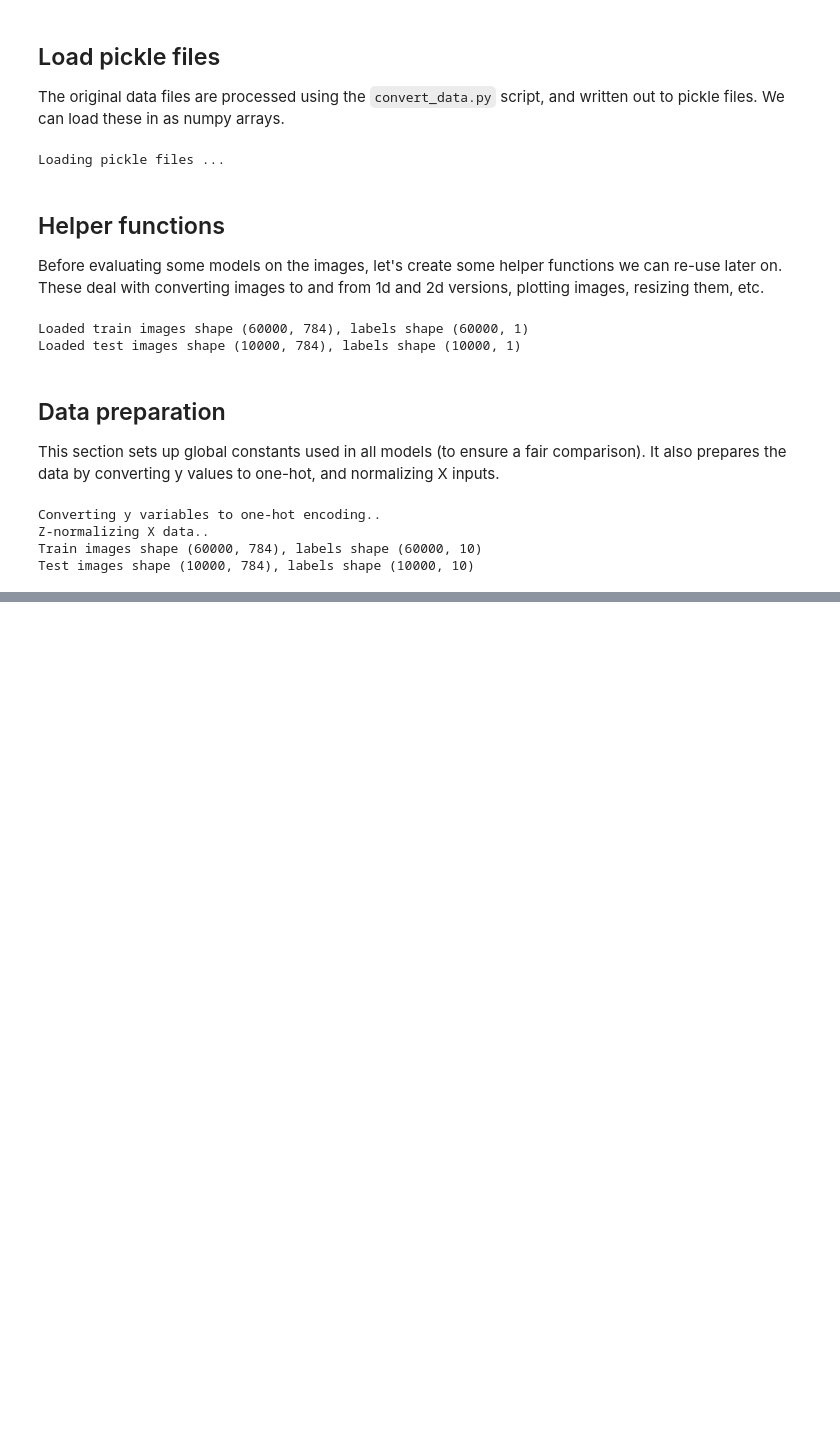
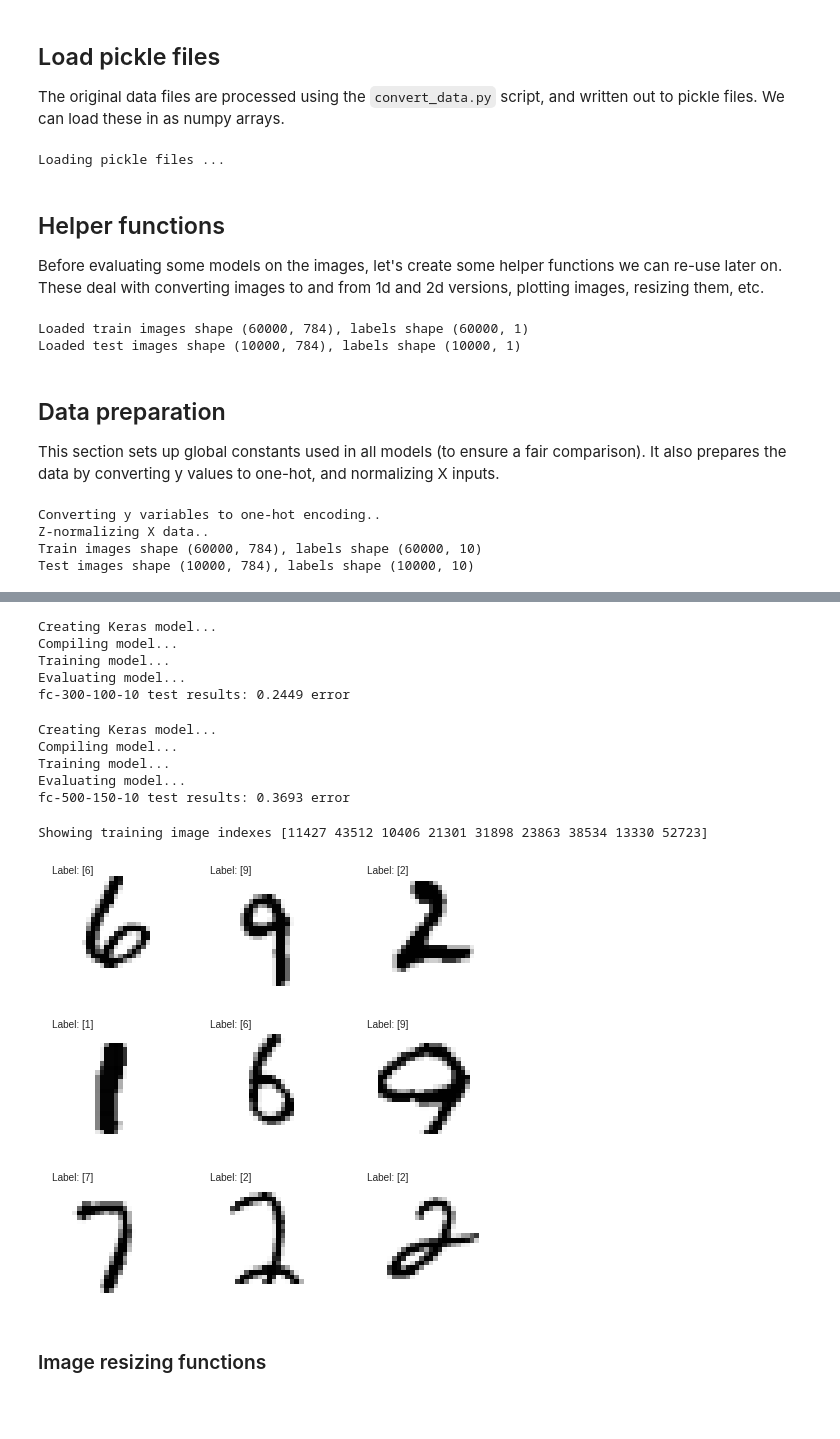
Before and after one commit to timgasser/keras-mnist, a Jupyter notebook: notebooks/neural_net_models.ipynb, the cells around one changed output, grey strips where cells are left out. Cells and saved outputs as stored; diff of their text form; code cells hidden in the pictures; blank space fills up the shorter version.

Commit message:
Created a Keras helper class. 2-hidden layer nets still ~30% accuracy

```diff
--- a/notebooks/neural_net_models.ipynb
+++ b/notebooks/neural_net_models.ipynb
@@ -63,13 +63,14 @@ def flatten_images(X):
     X_flat = X.reshape((n, w * h))
     return X_flat
 
-def square_images(X, w, h):
+def square_images(X, w=None, h=None):
     '''Converts single-vector images into square images
     INPUT: X - numpy array of images in single-vector form
            w - width of images to convert to
            h - height of images to convert to
     RETURNS: Numpy array of shape [n, w, h]
     '''
+
     assert X.shape[1] == w * h, "Error - Can't square array of shape {} to {}".format(X.shape, (w, h))
     n = X.shape[0]
     X_square = X.reshape((n, w, h))
@@ -394,31 +304,88 @@ Test set training error 0.9022, test error 0.0259
+# %%
+# FC 300-100-10
+print('Creating Keras model...')
+model_a = KerasFCModel(model_name='fc-300-100-10', model_type=Sequential(),
+                       input_dim=784, layers=(300, 100, 10),
+                       activation='sigmoid', output_activation='softmax',
+                       verbose=0)
+
+print('Compiling model...')
+model_a.compile(loss='categorical_crossentropy',
+              optimizer=SGD(lr=0.1, decay=1e-6, momentum=0.9, nesterov=True),
+              metrics=['error'])
+
+print('Training model...')
+model_a.fit(X_train, y_train, nb_epoch=NB_EPOCH, batch_size=BATCH)
+
+print('Evaluating model...')
+model_a.evaluate(X_test, y_test, batch_size=BATCH)
+
+print('\n{} test results: {:.4f} error'.format(model_a.model_name, model_a.report()['results']['error']))
+# %% [output]
+Creating Keras model...
+Compiling model...
+Training model...
+Evaluating model...
+fc-300-100-10 test results: 0.2449 error
+# %%
+# FC 500-150-10
+print('Creating Keras model...')
+model_a = KerasFCModel(model_name='fc-500-150-10', model_type=Sequential(),
+                       input_dim=784, layers=(500, 150, 10),
+                       activation='sigmoid', output_activation='softmax',
+                       verbose=0)
+
+print('Compiling model...')
+model_a.compile(loss='categorical_crossentropy',
+              optimizer=SGD(lr=0.1, decay=1e-6, momentum=0.9, nesterov=True),
+              metrics=['error'])
+
+print('Training model...')
+model_a.fit(X_train, y_train, nb_epoch=NB_EPOCH, batch_size=BATCH)
+
+print('Evaluating model...')
+model_a.evaluate(X_test, y_test, batch_size=BATCH)
+
+print('\n{} test results: {:.4f} error'.format(model_a.model_name, model_a.report()['results']['error']))
+# %% [output]
+Creating Keras model...
+Compiling model...
+Training model...
+Evaluating model...
+fc-500-150-10 test results: 0.3693 error
 # %%
 # Check a few training values at random as a sanity check
 def show_label_images(X, y, images=None):
     '''Shows random images in a grid
     INPUT: X - image data
            y - class label
            images - indexes of images to show. Randomly selected if None
     RETURNS: Nothing.
     '''
 
-    num = 4
+    num = 3
     num_square = num ** 2
 
     if images is None:
-        images = np.random.randint(0, n_train, num_square)
+        images = np.random.randint(0, X.shape[0], num_square)
 
     print('Showing training image indexes {}'.format(images))
 
-    fig, axes = plt.subplots(num,num, figsize=(6,6))
+    fig, axes = plt.subplots(num,num, figsize=(8,8))
     for idx, val in enumerate(images):
         r, c = divmod(idx, num)
         ax = axes[r][c]
-        ax.imshow(X[images[idx]], cmap=plt.cm.binary)
+        ax.imshow(X[images[idx]]) # , cmap=plt.cm.binary)
         ax.annotate('Label: {}'.format(y[val]), xy=(1, 1))
         ax.xaxis.set_visible(False)
         ax.yaxis.set_visible(False)
 
-show_label_images(X_train_input, y_train_input)
+show_label_images(square_images(X_train, 28, 28), y_train)
+# %% [output]
+Showing training image indexes [11427 43512 10406 21301 31898 23863 38534 13330 52723]
+[figure, added]
+# %% [markdown]
+### Image resizing functions
 # %%
 from PIL import Image
 from tqdm import *
```
Also changed, not shown: parts of 15 cells of this notebook.
